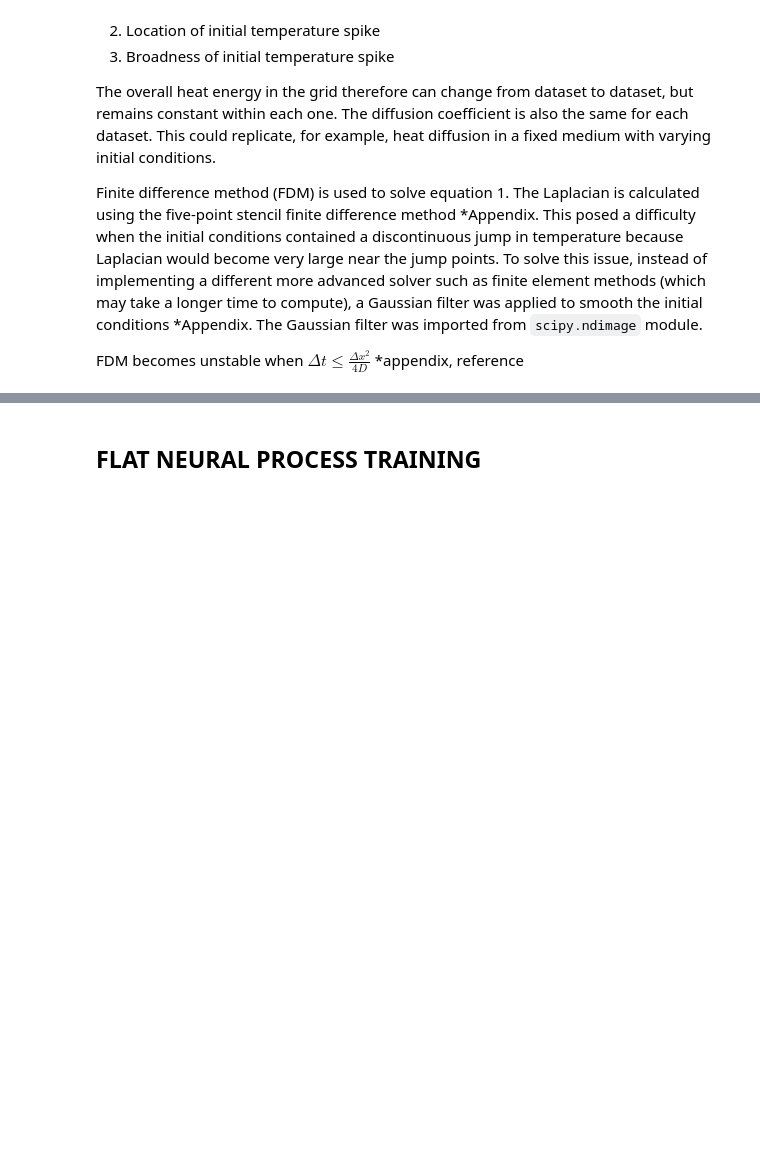
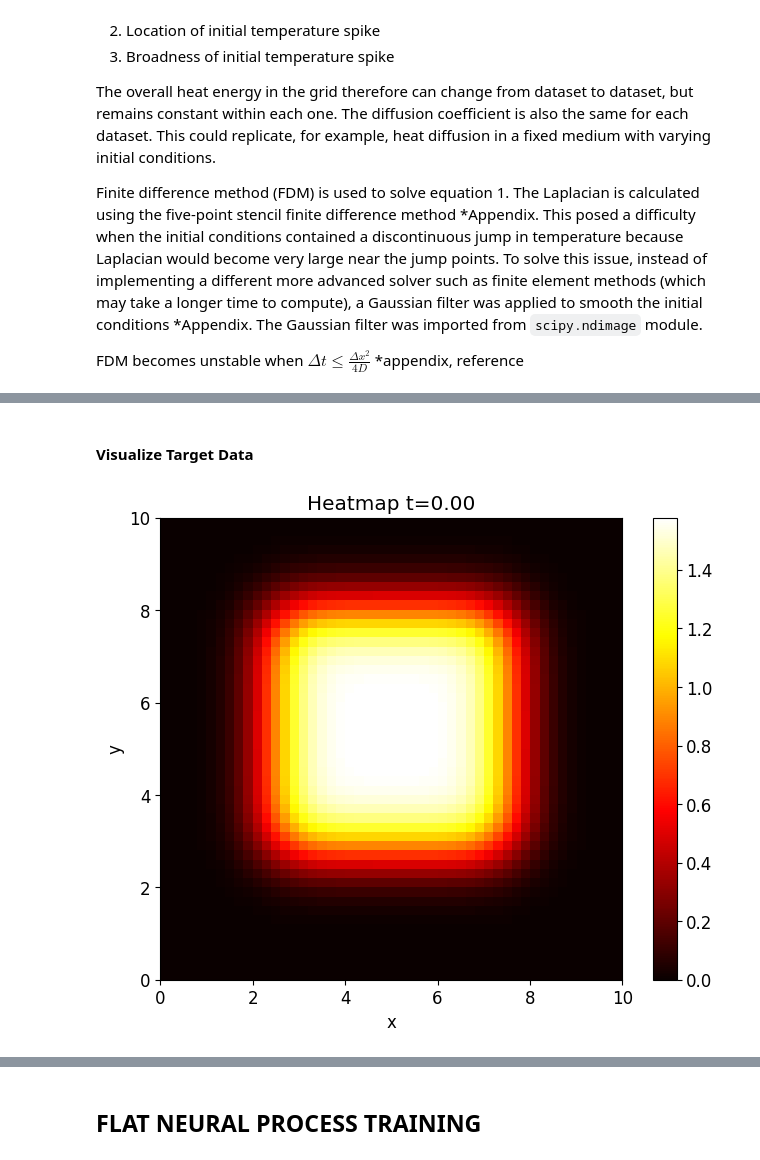
Before and after one commit to alexking100/part_III_project, a Jupyter notebook: np_heat_diffusion.ipynb, the cells around one changed output, grey strips where cells are left out. Drawn from its saved outputs; the diff is of its cells as text; code cells hidden in the pictures; blank space fills up the shorter version.

Commit message:
results and pi graphs

```diff
--- a/np_heat_diffusion.ipynb
+++ b/np_heat_diffusion.ipynb
@@ -138,0 +177,10 @@ meta_data.visualise_solution(show_until=1, i=0)
+# %% [markdown]
+#### Visualize Target Data
+# %%
+'''
+Plot heatmap
+'''
+
+meta_data.visualise_solution(show_until=1, ds_num=3)
+# %% [output]
+[figure, added]
```
Also changed, not shown: parts of 22 cells of this notebook, 17 other files.
